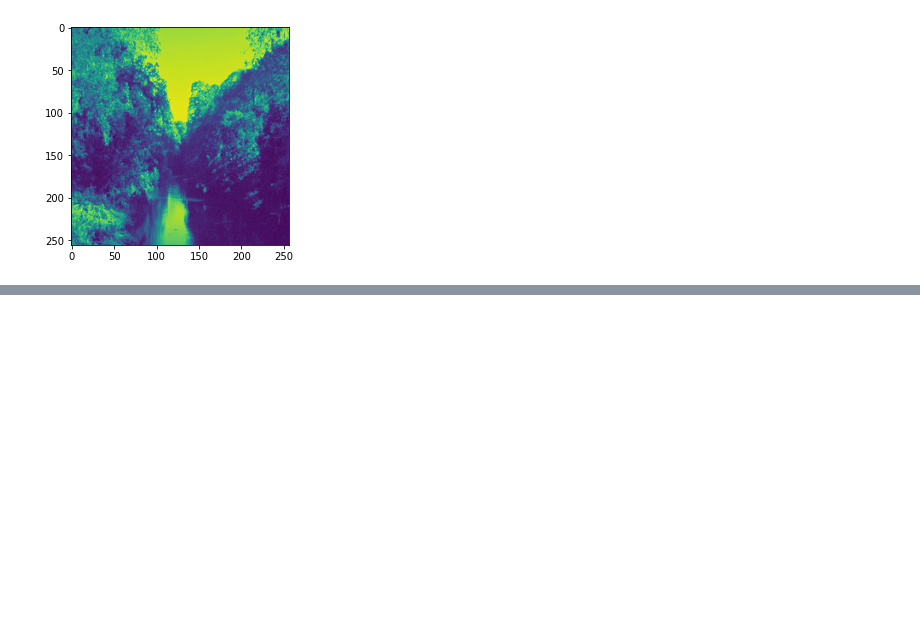
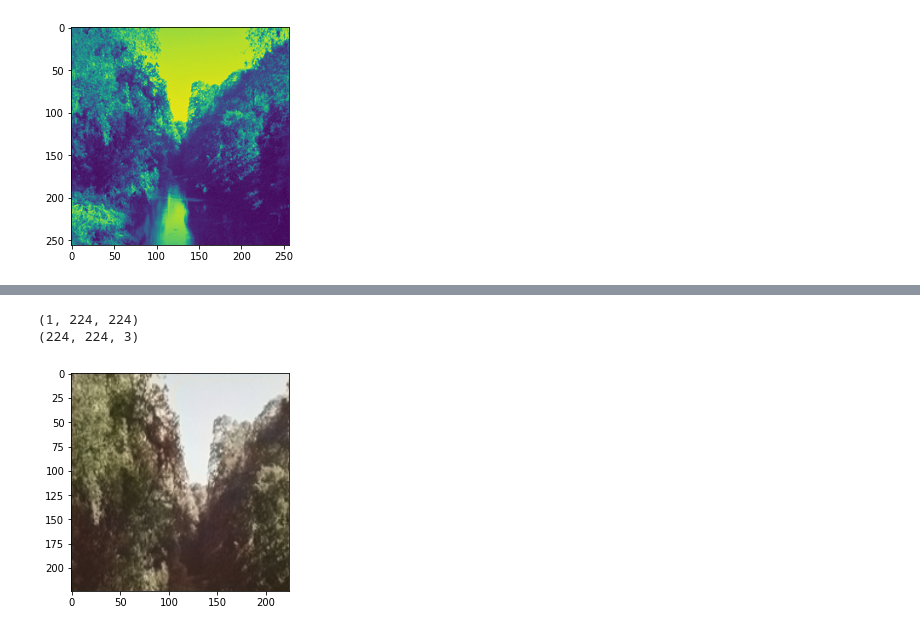
Before and after one commit to pragati2112/Image-colorization, a Jupyter notebook: image_colorization.ipynb, the cells around one changed output, grey strips where cells are left out. Saved outputs shown, nothing was run; the diff lists cells and outputs as text; code cells hidden in the pictures; blank space fills up the shorter version.

```diff
--- a/image_colorization.ipynb
+++ b/image_colorization.ipynb
@@ -254,0 +369,25 @@ Starting training epoch 0
+# %%
+def to_rgb(grayscale_input, ab_input):
+
+    color_image = torch.cat((grayscale_input, ab_input), 0).numpy() # combine channels
+
+    color_image = color_image.transpose((1, 2, 0))  # rescale for matplotlib
+
+    color_image[:, :, 0:1] = color_image[:, :, 0:1] * 100
+
+    color_image[:, :, 1:3] = color_image[:, :, 1:3] * 255 - 128
+
+    color_image = lab2rgb(color_image.astype(np.float64))
+
+    grayscale_input = grayscale_input.numpy()
+    print(grayscale_input.shape)
+    print(color_image.shape)
+
+
+    plt.imshow(color_image)
+# %%
+to_rgb(gray_image, output_array)
+# %% [output]
+(1, 224, 224)
+(224, 224, 3)
+[figure, added]
```
Also changed, not shown: parts of 32 cells of this notebook.
